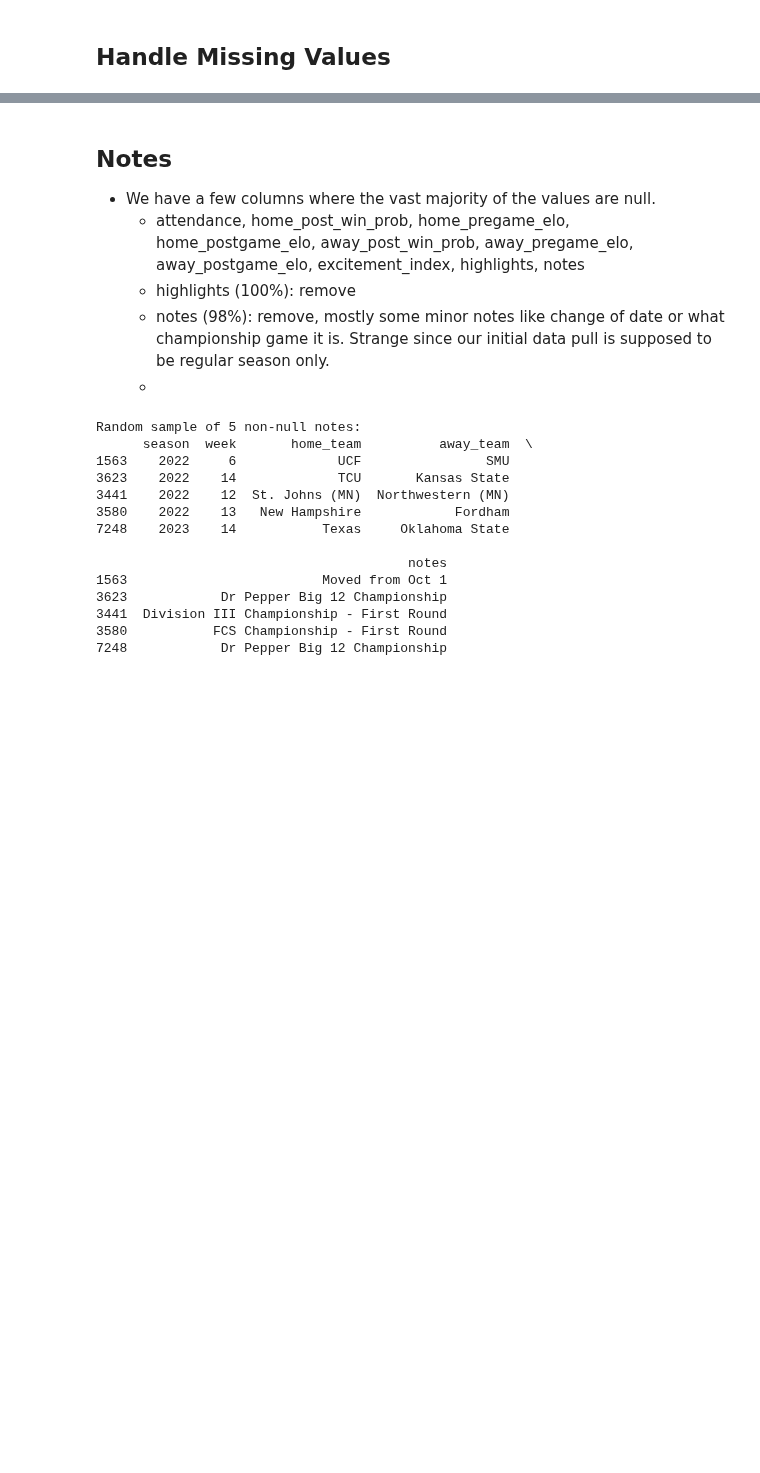
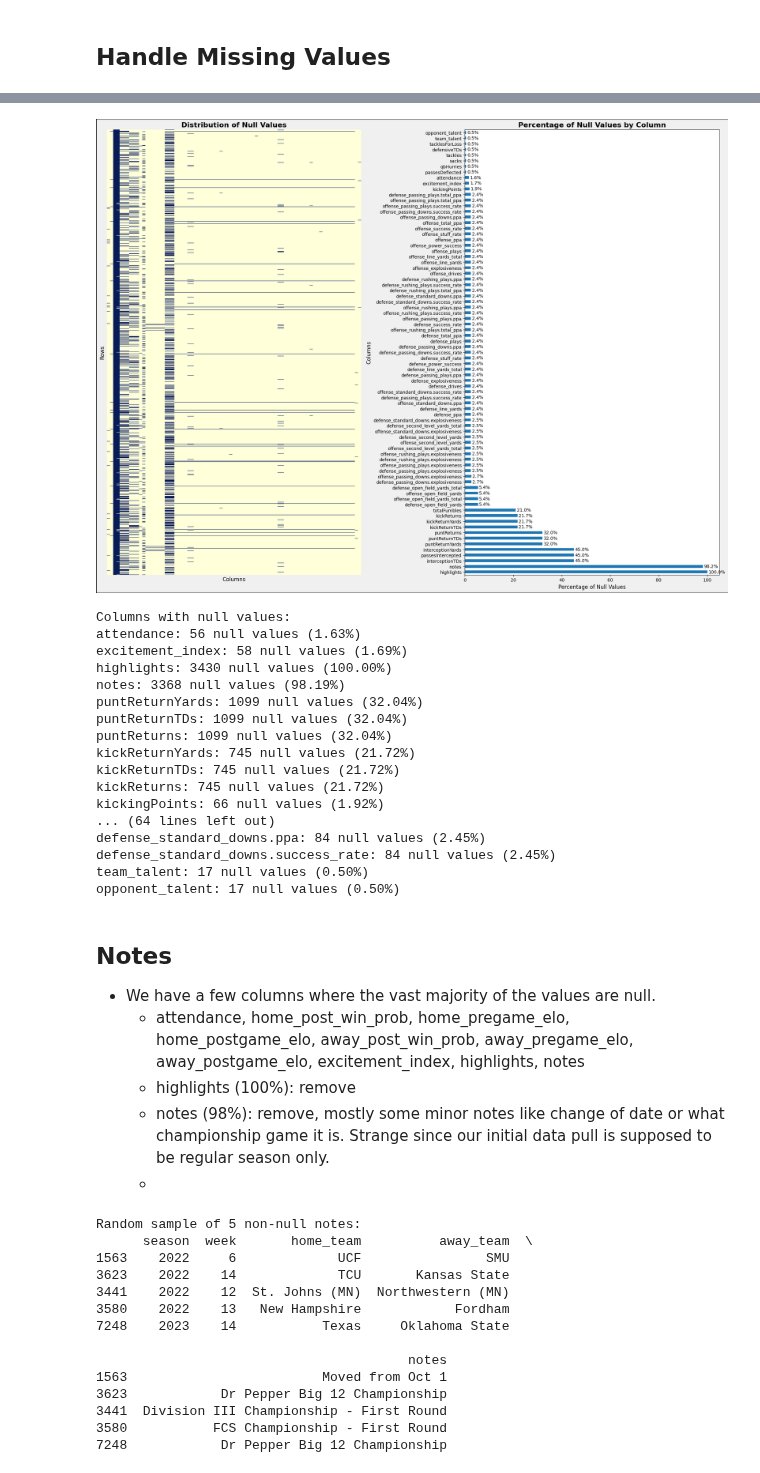
Before and after one commit to tablecables/college_football_predictor, a Jupyter notebook: notebooks/02_data_cleaning.ipynb, the cells around one changed output, grey strips where cells are left out. Saved outputs shown, nothing was run; the diff lists cells and outputs as text; code cells hidden in the pictures; blank space fills up the shorter version.

Commit message:
nulls visualization

```diff
--- a/notebooks/02_data_cleaning.ipynb
+++ b/notebooks/02_data_cleaning.ipynb
@@ -158,3 +68,66 @@ opponent_talent: 8 null values (0.35%)
+# %%
+# Check for columns with null values
+null_columns = df.columns[df.isnull().any()].tolist()
+null_percentages = df[null_columns].isnull().mean().sort_values(ascending=False) * 100
+
+# Create a single figure with two subplots, increasing the height
+fig, (ax1, ax2) = plt.subplots(1, 2, figsize=(20, 15))
+
+# Set a light grey background for the entire figure
+fig.patch.set_facecolor('#f0f0f0')
+
+# Heatmap
+sns.heatmap(df[null_columns].isnull(), cmap='YlGnBu', cbar=False, ax=ax1)
+ax1.set_title('Distribution of Null Values', fontsize=16, fontweight='bold')
+ax1.set_xlabel('Columns', fontsize=12)
+ax1.set_ylabel('Rows', fontsize=12)
+ax1.set_xticks([])  # Remove x-axis labels
+ax1.set_yticks([])  # Remove y-axis labels
+
+# Bar plot
+null_percentages.plot(kind='barh', ax=ax2)
+ax2.set_title('Percentage of Null Values by Column', fontsize=16, fontweight='bold')
+ax2.set_xlabel('Percentage of Null Values', fontsize=12)
+ax2.set_ylabel('Columns', fontsize=12)
+
+# Add percentage labels to the bar plot
+for i, v in enumerate(null_percentages):
+    ax2.text(v + 0.5, i, f'{v:.1f}%', va='center', fontsize=10)
+
+# Adjust layout
+plt.tight_layout()
+
+# Add a border around the entire figure
+fig.patch.set_edgecolor('black')
+fig.patch.set_linewidth(2)
+
+plt.show()
+
+# Print detailed null value information
+print("Columns with null values:")
+for col in null_columns:
+    null_count = df[col].isnull().sum()
+    null_percentage = (null_count / len(df)) * 100
+    print(f"{col}: {null_count} null values ({null_percentage:.2f}%)")
+# %% [output]
+[figure, added]
+Columns with null values:
+attendance: 56 null values (1.63%)
+excitement_index: 58 null values (1.69%)
+highlights: 3430 null values (100.00%)
+notes: 3368 null values (98.19%)
+puntReturnYards: 1099 null values (32.04%)
+puntReturnTDs: 1099 null values (32.04%)
+puntReturns: 1099 null values (32.04%)
+kickReturnYards: 745 null values (21.72%)
+kickReturnTDs: 745 null values (21.72%)
+kickReturns: 745 null values (21.72%)
+kickingPoints: 66 null values (1.92%)
+... (64 lines left out)
+defense_standard_downs.ppa: 84 null values (2.45%)
+defense_standard_downs.success_rate: 84 null values (2.45%)
+team_talent: 17 null values (0.50%)
+opponent_talent: 17 null values (0.50%)
 # %% [markdown]
 ## Notes
 
```
Also changed, not shown: parts of 3 cells of this notebook, 1 other file.
